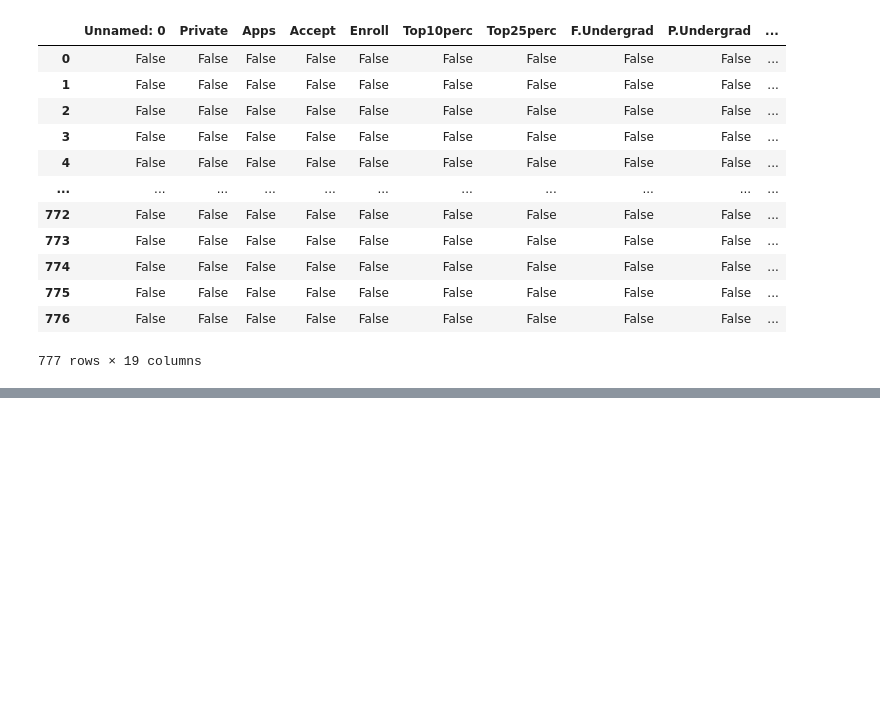
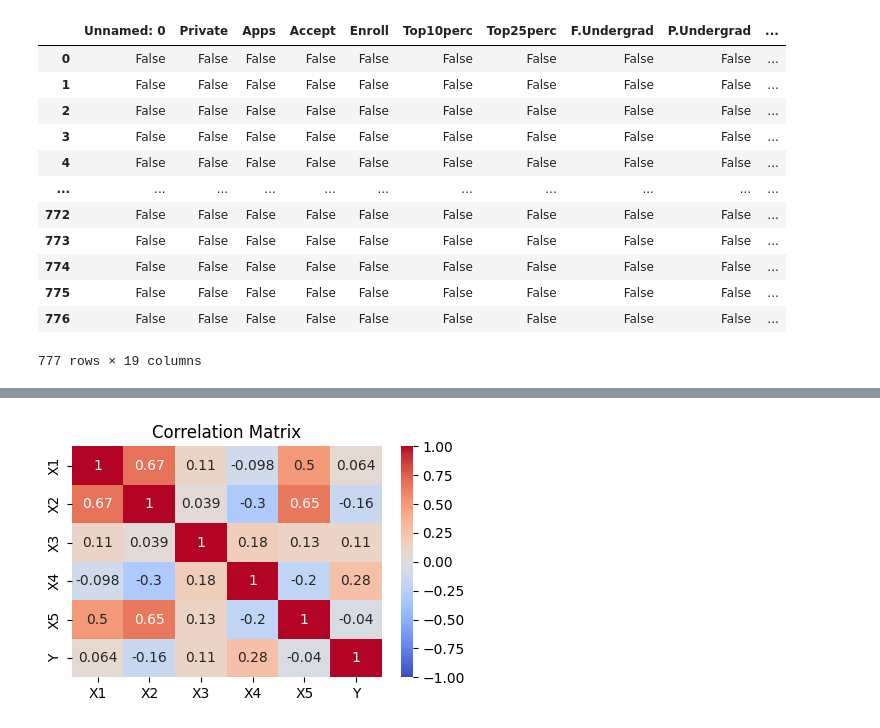
Before and after one commit to nikkhot/DTSC-Group-15, a Jupyter notebook: Dataset_Group_15.ipynb, the cells around one changed output, grey strips where cells are left out. Drawn from its saved outputs; the diff is of its cells as text; code cells hidden in the pictures; blank space fills up the shorter version.

```diff
--- a/Dataset_Group_15.ipynb
+++ b/Dataset_Group_15.ipynb
@@ -62,11 +62,11 @@ import pandas as pd
 !git clone https://github.com/nikkhot/DTSC-Group-15
 %cd DTSC-Group-15
 df = pd.read_csv("College_Data_dataset.csv")
-x1=df["Expend"]
-x2=df["Outstate"]
-x3=df["Books"]
-x4=df["Personal"]
-x5= df["Room.Board"]
-y = df['Enroll']
+X1=df["Expend"]
+X2=df["Outstate"]
+X3=df["Books"]
+X4=df["Personal"]
+X5= df["Room.Board"]
+Y = df['Enroll']
 # %% [output]
 Cloning into 'DTSC-Group-15'...
@@ -96,0 +80,2 @@ dtype: int64
+# %%
+df2= pd.DataFrame( {"X1":X1, "X2":X2, "X3":X3, "X4":X4, "X5":X5, "Y":Y })
@@ -96,0 +91,7 @@ dtype: int64
+# %%
+plt.figure(figsize= (5,3))
+sns.heatmap(df2.corr(), annot= True , cmap ="coolwarm", vmin=-1, vmax= 1)
+plt.title("Correlation Matrix")
+plt.show()
+# %% [output]
+[figure, added]
```
Also changed, not shown: parts of 3 cells of this notebook.
